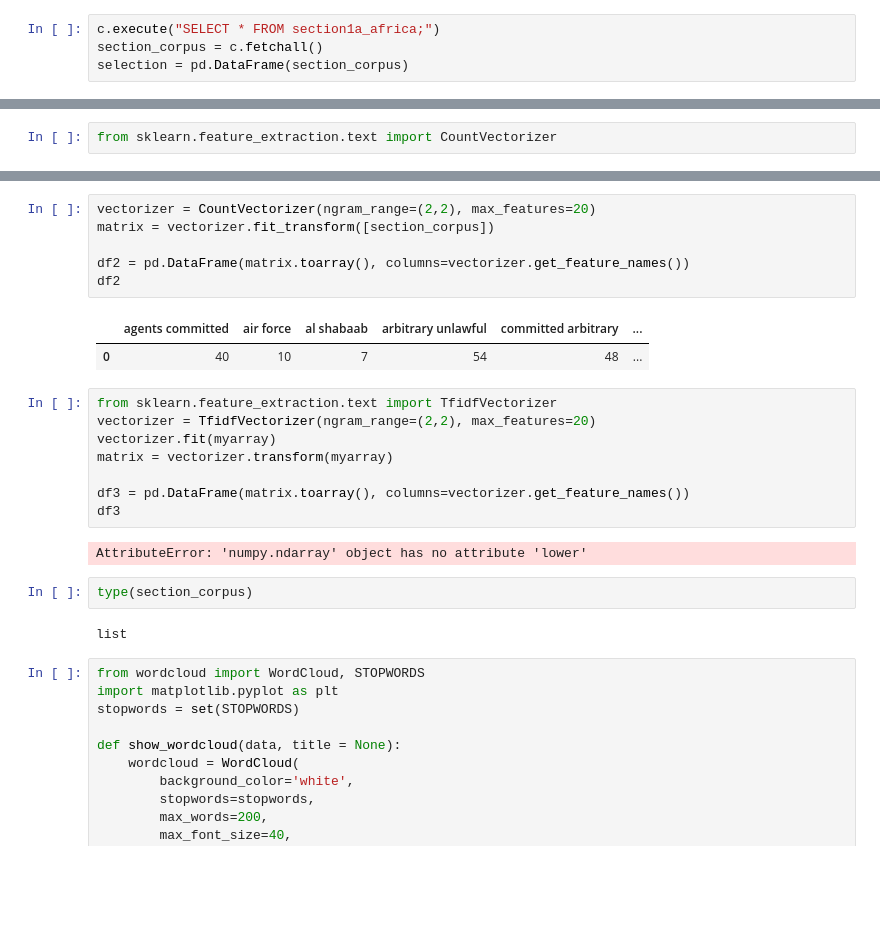
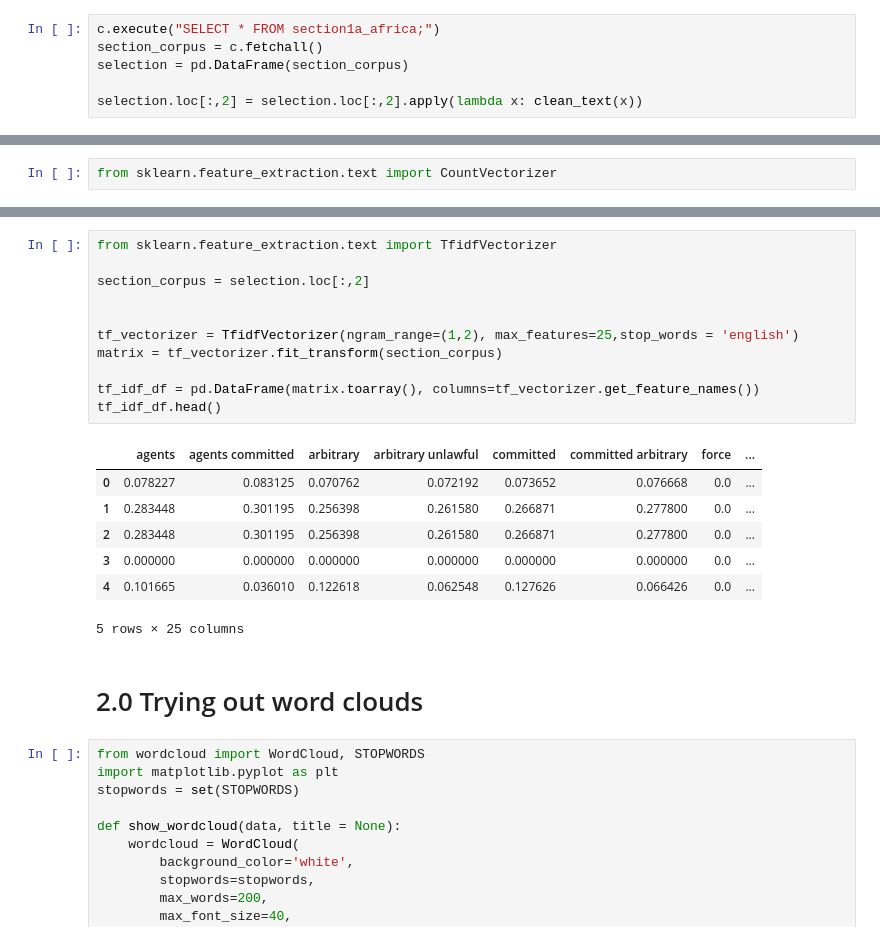
Before and after one commit to slramirez/MS_hackathon, a Jupyter notebook: notebooks/POS approach.ipynb, the cells around one changed output, grey strips where cells are left out. Drawn from its saved outputs; the diff is of its cells as text; blank space fills up the shorter version.

```diff
--- a/notebooks/POS approach.ipynb
+++ b/notebooks/POS approach.ipynb
@@ -127,3 +118,5 @@ print(names)
 c.execute("SELECT * FROM section1a_africa;")
 section_corpus = c.fetchall()
 selection = pd.DataFrame(section_corpus)
+
+selection.loc[:,2] = selection.loc[:,2].apply(lambda x: clean_text(x))
@@ -267,26 +145,24 @@ from sklearn.feature_extraction.text import CountVectorizer
 # %%
-vectorizer = CountVectorizer(ngram_range=(2,2), max_features=20)
-matrix = vectorizer.fit_transform([section_corpus])
+from sklearn.feature_extraction.text import TfidfVectorizer
 
-df2 = pd.DataFrame(matrix.toarray(), columns=vectorizer.get_feature_names())
-df2
+section_corpus = selection.loc[:,2]
+
+
+tf_vectorizer = TfidfVectorizer(ngram_range=(1,2), max_features=25,stop_words = 'english')
+matrix = tf_vectorizer.fit_transform(section_corpus)
+
+tf_idf_df = pd.DataFrame(matrix.toarray(), columns=tf_vectorizer.get_feature_names())
+tf_idf_df.head()
 # %% [output]
-|  | agents committed | air force | al shabaab | arbitrary unlawful | committed arbitrary | ... |
-| 0 | 40 | 10 | 7 | 54 | 48 | ... |
+|  | agents | agents committed | arbitrary | arbitrary unlawful | committed | committed arbitrary | force | ... |
+| 0 | 0.078227 | 0.083125 | 0.070762 | 0.072192 | 0.073652 | 0.076668 | 0.0 | ... |
+| 1 | 0.283448 | 0.301195 | 0.256398 | 0.261580 | 0.266871 | 0.277800 | 0.0 | ... |
+| 2 | 0.283448 | 0.301195 | 0.256398 | 0.261580 | 0.266871 | 0.277800 | 0.0 | ... |
+| 3 | 0.000000 | 0.000000 | 0.000000 | 0.000000 | 0.000000 | 0.000000 | 0.0 | ... |
+| 4 | 0.101665 | 0.036010 | 0.122618 | 0.062548 | 0.127626 | 0.066426 | 0.0 | ... |
+5 rows × 25 columns
-# %%
-from sklearn.feature_extraction.text import TfidfVectorizer
-vectorizer = TfidfVectorizer(ngram_range=(2,2), max_features=20)
-vectorizer.fit(myarray)
-matrix = vectorizer.transform(myarray)
-
-df3 = pd.DataFrame(matrix.toarray(), columns=vectorizer.get_feature_names())
-df3
-# %% [output]
-AttributeError: 'numpy.ndarray' object has no attribute 'lower'
-# %%
-type(section_corpus)
-# %% [output]
-list
+# %% [markdown]
+# 2.0 Trying out word clouds
 # %%
 from wordcloud import WordCloud, STOPWORDS
 import matplotlib.pyplot as plt
```
Also changed, not shown: parts of 57 cells of this notebook, 5 other files.
